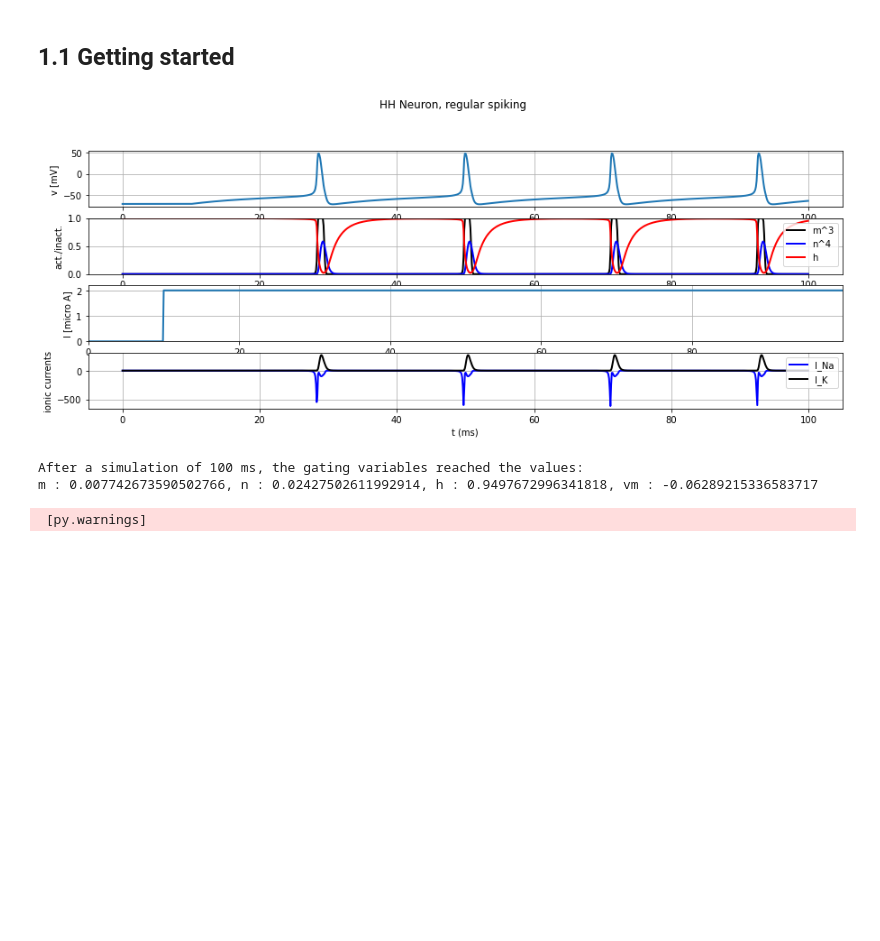
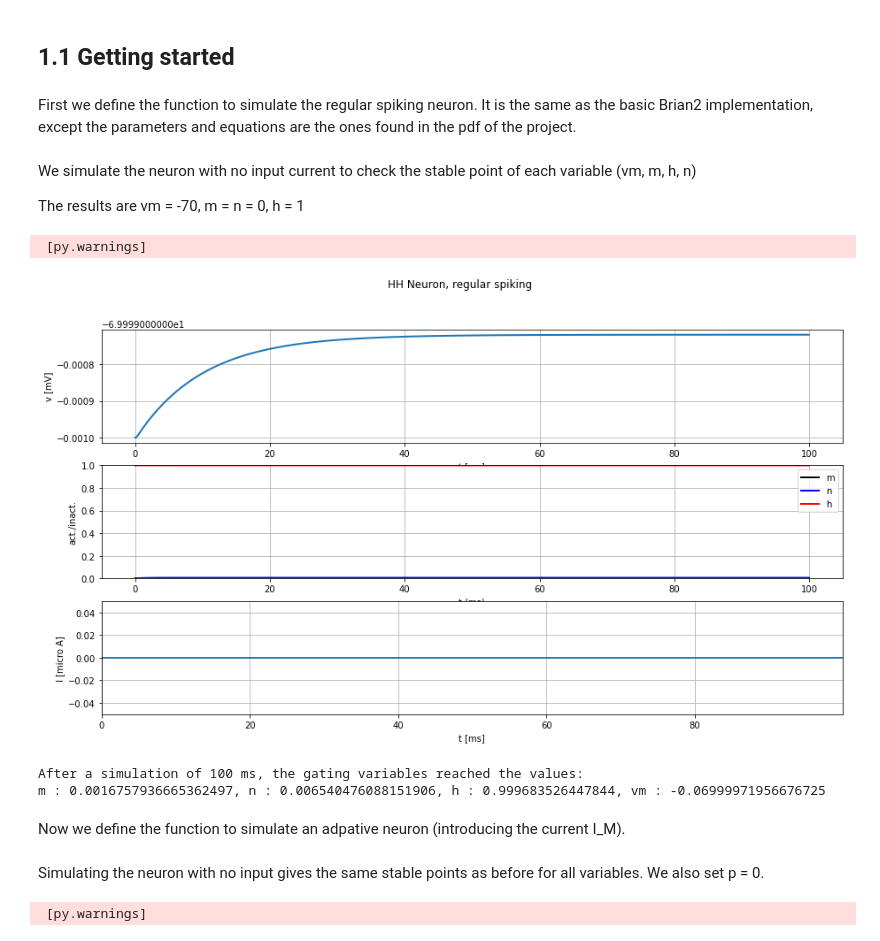
Before and after one commit to Thomas-debug-creator/SingleNeuron-HH2AdEx, a Jupyter notebook: first_notebook.ipynb, the cells around one changed output. Drawn from its saved outputs; the diff is of its cells as text; code cells hidden in the pictures; blank space fills up the shorter version.

```diff
--- a/first_notebook.ipynb
+++ b/first_notebook.ipynb
@@ -79,6 +79,8 @@ def plot_data(state_monitor, title=None, model_type = "regular"):
     plt.show()
 # %% [markdown]
 ## 1.1 Getting started
+# %% [markdown]
+First we define the function to simulate the regular spiking neuron. It is the same as the basic Brian2 implementation, except the parameters and equations are the ones found in the pdf of the project.
 # %%
 def simulate_HH_neuron_regular(input_current, simulation_time):
 
@@ -139,19 +141,26 @@ def simulate_HH_neuron_regular(input_current, simulation_time):
     hh_net.run(simulation_time)
 
     return st_mon
+# %% [markdown]
+We simulate the neuron with no input current to check the stable point of each variable (vm, m, h, n)
+
+The results are vm = -70, m = n = 0, h = 1
 # %%
-I_min = 2
+I_min =0
 sim_time = 100
-current = input_factory.get_step_current(10, 100, b2.ms, I_min *b2.uA)
+current = input_factory.get_step_current(0, sim_time, b2.ms, I_min *b2.uA)
 state_monitor = simulate_HH_neuron_regular(current, sim_time * b2.ms)
-plot_data(state_monitor, title="HH Neuron, regular spiking")
+HH.plot_data(state_monitor, title="HH Neuron, regular spiking")
 
 print(f'After a simulation of {sim_time} ms, the gating variables reached the values: ')
 print(f'm : {state_monitor.m[0,-1]}, n : {state_monitor.n[0,-1]}, h : {state_monitor.h[0,-1]}, vm : {state_monitor.vm[0,-1]}')
 # %% [output]
+ [py.warnings]
-[figure, old version]
+[figure, new version]
-After a simulation of 100 ms, the gating variables reached the values:
-m : 0.007742673590502766, n : 0.02427502611992914, h : 0.9497672996341818, vm : -0.06289215336583717
+After a simulation of 100 ms, the gating variables reached the values:
+m : 0.0016757936665362497, n : 0.006540476088151906, h : 0.999683526447844, vm : -0.06999971956676725
+# %% [markdown]
+Now we define the function to simulate an adpative neuron (introducing the current I_M).
 # %%
 def simulate_HH_neuron_adaptive(input_current, simulation_time):
 
@@ -218,6 +227,8 @@ def simulate_HH_neuron_adaptive(input_current, simulation_time):
     hh_net.run(simulation_time)
 
     return st_mon
+# %% [markdown]
+Simulating the neuron with no input gives the same stable points as before for all variables. We also set p = 0.
 # %%
 I_min = 0
 sim_time = 1000
```
Also changed, not shown: parts of 10 cells of this notebook.
